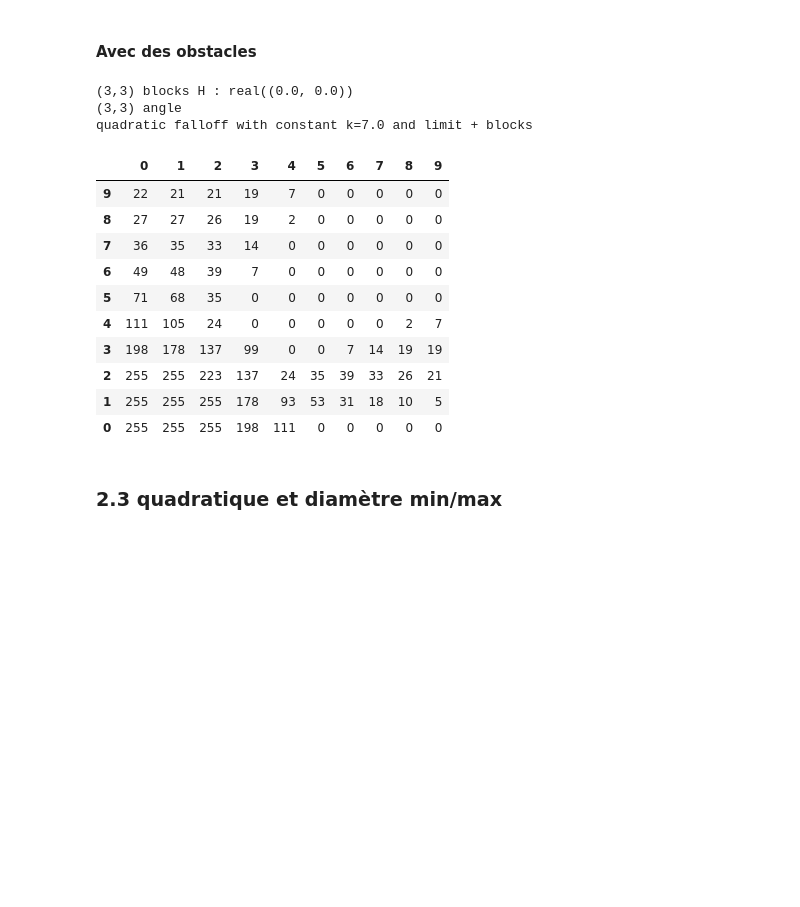
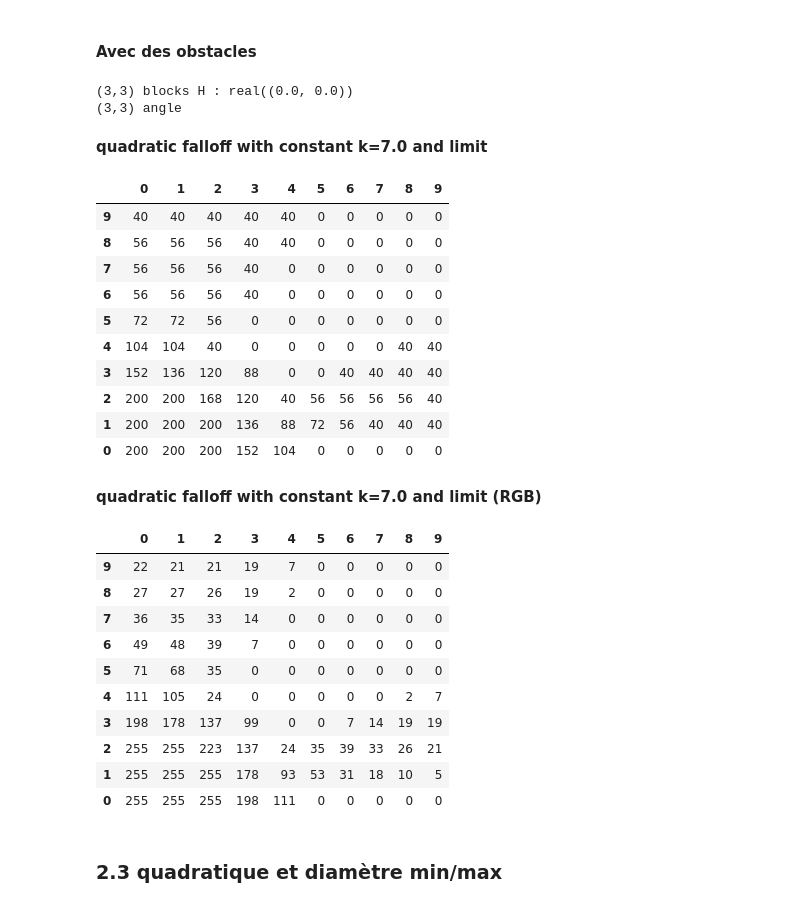
Before and after one commit to hern42/SpaceBanner, a Jupyter notebook: Notebooks/lighting_falloff.ipynb, the cells around one changed output. Cells and saved outputs as stored; diff of their text form; code cells hidden in the pictures; blank space fills up the shorter version.

Commit message:
notebooks, utilisation des display(HTML()) pour les tableaux stylés

```diff
--- a/Notebooks/lighting_falloff.ipynb
+++ b/Notebooks/lighting_falloff.ipynb
@@ -46,7 +47,7 @@ vx = np.array([1., 0.])
 light_angles = np.array([-180., 180.])
 
 # Display Array, descending y axis
-def display(msg, data):
+def dumpdata(msg, data):
     print(f"## {msg} ##\n {pd.DataFrame(data).sort_index(ascending=False, axis=0)}\n")
 
 print("Constants and basic functions: OK...")
@@ -474,21 +477,17 @@ def proceed(k):
     computeLighting_d2falloff_kclamp(k)
     #display("lum", lum)
     convertRatioToColor(lum)
-    return fakeDisplay()
+    fakeDisplay(f"quadratic falloff with constant k={k} and limit")
+
+    convertRatioToRGB(lum)
+    fakeDisplay(f"quadratic falloff with constant k={k} and limit (RGB)")
 
 resetArrays()
 computeSector(WIDTH-1, HEIGHT-1)
 
 if INTERACTIVE:
     interact(proceed, k=widgets.FloatSlider(min=0.5,max=50.,step=0.5,value=5.));
-    print("quadratic falloff with constant and limit")
-    s = ""
 else:
     k = 7.
-    computeLighting_d2falloff_kclamp(k)
-    #display("lum", lum)
-    convertRatioToColor(lum)
-    s = fakeDisplay()
-    print(f"quadratic falloff with constant k={k} and limit")
-s
+    proceed(k)
 # %% [output]
@@ -509,19 +517,0 @@ quadratic falloff with constant k=7.0 and limit
-# %%
-def proceedRGB(k):
-    computeLighting_d2falloff_kclamp(k)
-    #display("lum", lum)
-    convertRatioToRBG(lum)
-    return fakeDisplay()
-
-resetArrays()
-computeSector(WIDTH-1, HEIGHT-1)
-
-if INTERACTIVE:
-    interact(proceedRGB, k=widgets.FloatSlider(min=0.5,max=50.,step=0.5,value=5.));
-    print(f"quadratic falloff with constant and limit (RGB)")
-    s = ""
-else:
-    k = 7.
-    s = proceedRGB(k)
-    print(f"quadratic falloff with constant k={k} and limit")
-s
@@ -543,37 +520,46 @@ quadratic falloff with constant k=7.0 and limit
 # %%
 resetArrays()
 
 blocks[3, 2] = 1
 blocks[2, 3] = 1
 blocks[3, 3] = 1
 
 blocks[0, 4] = 1
 
 computeSector(WIDTH-1, HEIGHT-1)
 
 if INTERACTIVE:
-    interact(proceedRGB, k=widgets.FloatSlider(min=0.5,max=50.,step=0.5,value=5.));
-    print(f"quadratic falloff with constant k and limit (RGB) + blocks")
+    interact(proceed, k=widgets.FloatSlider(min=0.5,max=50.,step=0.5,value=5.));
 else:
     k = 7.
-    s = proceedRGB(k)
-    print(f"quadratic falloff with constant k={k} and limit + blocks")
-s
+    proceed(k)
 # %% [output]
 (3,3) blocks H : real((0.0, 0.0))
 (3,3) angle
-quadratic falloff with constant k=7.0 and limit + blocks
+quadratic falloff with constant k=7.0 and limit
 |  | 0 | 1 | 2 | 3 | 4 | 5 | 6 | 7 | 8 | 9 |
-| 9 | 22 | 21 | 21 | 19 | 7 | 0 | 0 | 0 | 0 | 0 |
-| 8 | 27 | 27 | 26 | 19 | 2 | 0 | 0 | 0 | 0 | 0 |
-| 7 | 36 | 35 | 33 | 14 | 0 | 0 | 0 | 0 | 0 | 0 |
-| 6 | 49 | 48 | 39 | 7 | 0 | 0 | 0 | 0 | 0 | 0 |
-| 5 | 71 | 68 | 35 | 0 | 0 | 0 | 0 | 0 | 0 | 0 |
-| 4 | 111 | 105 | 24 | 0 | 0 | 0 | 0 | 0 | 2 | 7 |
-| 3 | 198 | 178 | 137 | 99 | 0 | 0 | 7 | 14 | 19 | 19 |
-| 2 | 255 | 255 | 223 | 137 | 24 | 35 | 39 | 33 | 26 | 21 |
-| 1 | 255 | 255 | 255 | 178 | 93 | 53 | 31 | 18 | 10 | 5 |
-| 0 | 255 | 255 | 255 | 198 | 111 | 0 | 0 | 0 | 0 | 0 |
+| 9 | 40 | 40 | 40 | 40 | 40 | 0 | 0 | 0 | 0 | 0 |
+| 8 | 56 | 56 | 56 | 40 | 40 | 0 | 0 | 0 | 0 | 0 |
+| 7 | 56 | 56 | 56 | 40 | 0 | 0 | 0 | 0 | 0 | 0 |
+| 6 | 56 | 56 | 56 | 40 | 0 | 0 | 0 | 0 | 0 | 0 |
+| 5 | 72 | 72 | 56 | 0 | 0 | 0 | 0 | 0 | 0 | 0 |
+| 4 | 104 | 104 | 40 | 0 | 0 | 0 | 0 | 0 | 40 | 40 |
+| 3 | 152 | 136 | 120 | 88 | 0 | 0 | 40 | 40 | 40 | 40 |
+| 2 | 200 | 200 | 168 | 120 | 40 | 56 | 56 | 56 | 56 | 40 |
+| 1 | 200 | 200 | 200 | 136 | 88 | 72 | 56 | 40 | 40 | 40 |
+| 0 | 200 | 200 | 200 | 152 | 104 | 0 | 0 | 0 | 0 | 0 |
+quadratic falloff with constant k=7.0 and limit (RGB)
+|  | 0 | 1 | 2 | 3 | 4 | 5 | 6 | 7 | 8 | 9 |
+| 9 | 22 | 21 | 21 | 19 | 7 | 0 | 0 | 0 | 0 | 0 |
+| 8 | 27 | 27 | 26 | 19 | 2 | 0 | 0 | 0 | 0 | 0 |
+| 7 | 36 | 35 | 33 | 14 | 0 | 0 | 0 | 0 | 0 | 0 |
+| 6 | 49 | 48 | 39 | 7 | 0 | 0 | 0 | 0 | 0 | 0 |
+| 5 | 71 | 68 | 35 | 0 | 0 | 0 | 0 | 0 | 0 | 0 |
+| 4 | 111 | 105 | 24 | 0 | 0 | 0 | 0 | 0 | 2 | 7 |
+| 3 | 198 | 178 | 137 | 99 | 0 | 0 | 7 | 14 | 19 | 19 |
+| 2 | 255 | 255 | 223 | 137 | 24 | 35 | 39 | 33 | 26 | 21 |
+| 1 | 255 | 255 | 255 | 178 | 93 | 53 | 31 | 18 | 10 | 5 |
+| 0 | 255 | 255 | 255 | 198 | 111 | 0 | 0 | 0 | 0 | 0 |
 # %% [markdown]
 ### 2.3 quadratique et diamètre min/max
 # %%
```
Also changed, not shown: parts of 18 cells of this notebook, 3 other files.
